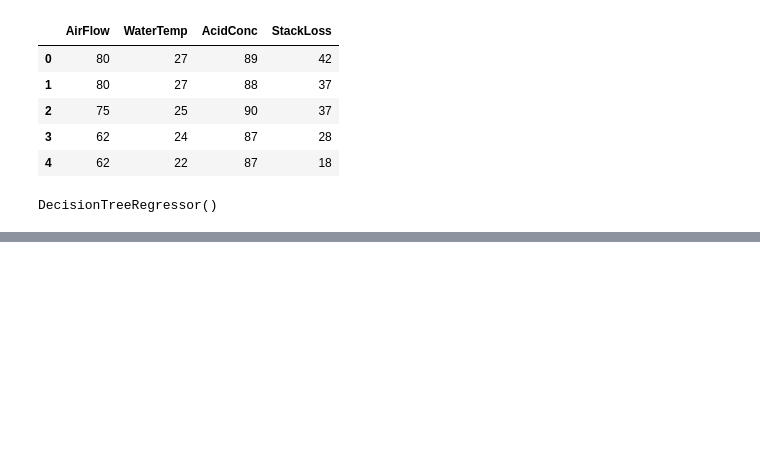
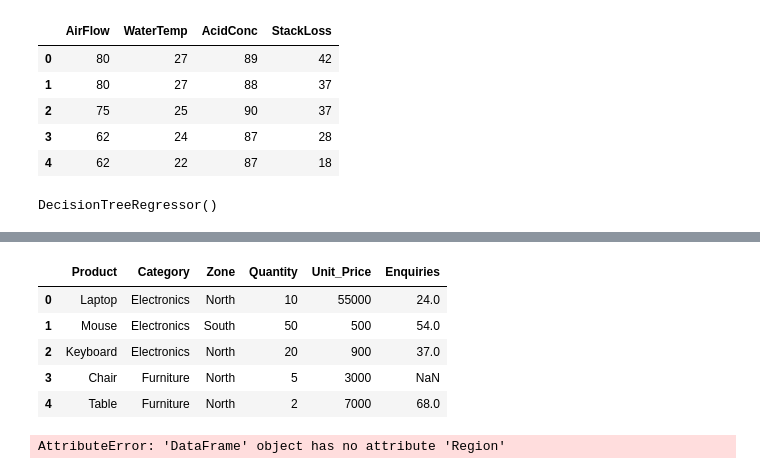
Before and after one commit to realshubhamraut/CDAC-DBDA-coursework, a Jupyter notebook: 09.practical-machine-learning/classfiles-DL/day3.ipynb, the cells around one changed output, grey strips where cells are left out. Saved outputs shown, nothing was run; the diff lists cells and outputs as text; code cells hidden in the pictures; blank space fills up the shorter version.

```diff
--- a/09.practical-machine-learning/classfiles-DL/day3.ipynb
+++ b/09.practical-machine-learning/classfiles-DL/day3.ipynb
@@ -52,5 +61,15 @@ DecisionTreeRegressor()
+# %%
+df = pd.read_excel('data/SalesData.xlsx')
+# %%
+df.head()
+# %% [output]
+|  | Product | Category | Zone | Quantity | Unit_Price | Enquiries |
+| 0 | Laptop | Electronics | North | 10 | 55000 | 24.0 |
+| 1 | Mouse | Electronics | South | 50 | 500 | 54.0 |
+| 2 | Keyboard | Electronics | North | 20 | 900 | 37.0 |
+| 3 | Chair | Furniture | North | 5 | 3000 | NaN |
+| 4 | Table | Furniture | North | 2 | 7000 | 68.0 |
 # %%
-df = pd.read_excel('SalesData.xlsx')
 reg_dummy = pd.get_dummies(df.Region, drop_first=True).astype(int)
 df = df.drop('Region', axis=1)
 df = pd.concat([df,reg_dummy], axis=1)
@@ -65,3 +84,5 @@ SSE = sum((y_pred_train-y_train)**2)
 SST = sum((y_train-np.mean(y_train))**2)
 SSR = SST -SSE
 R2_train = SSR/SST
+# %% [output]
+AttributeError: 'DataFrame' object has no attribute 'Region'
```
Also changed, not shown: parts of 2 cells of this notebook, 4 other files.
